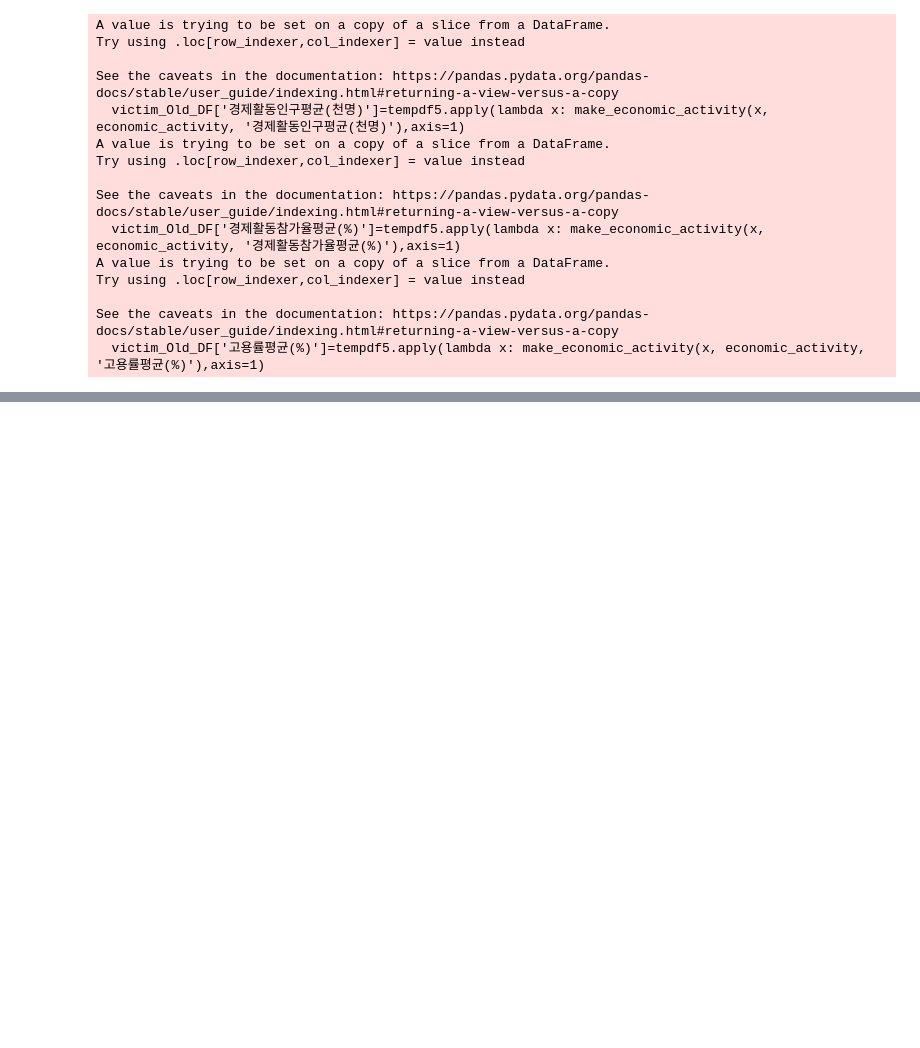
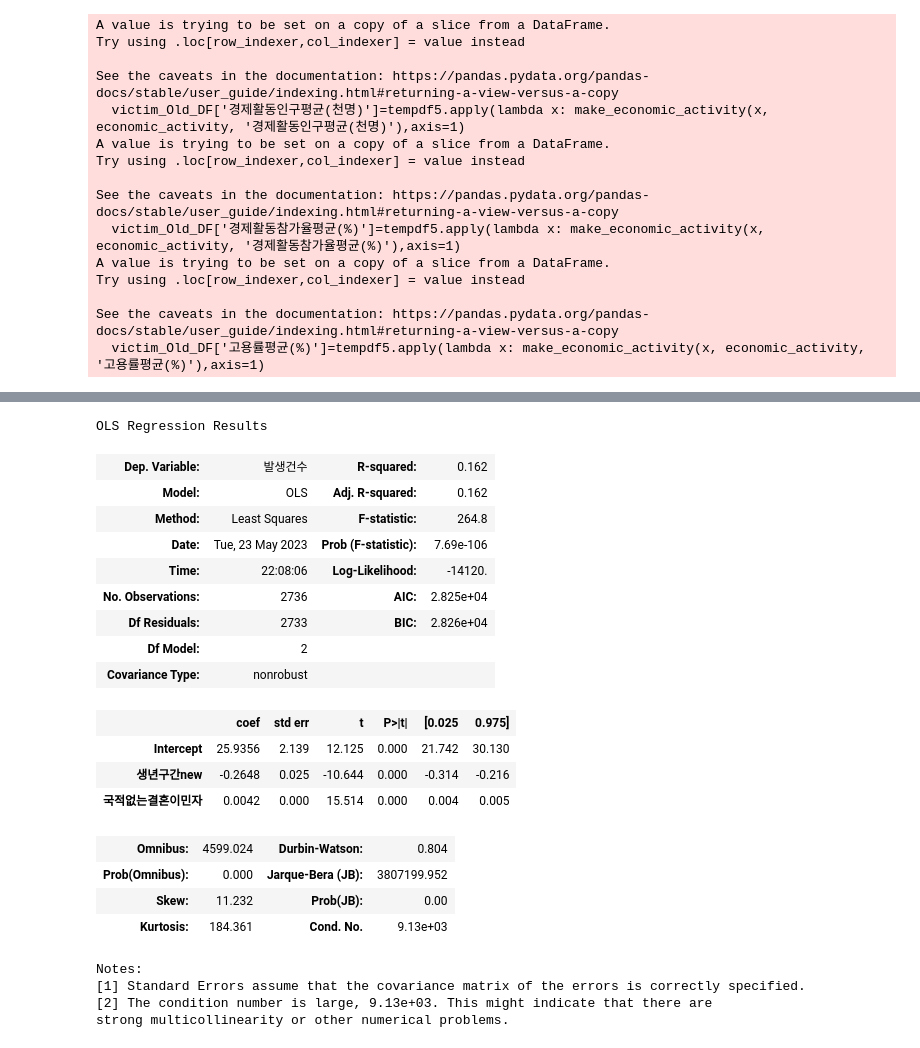
Before and after one commit to S-SIRIUS/Fraud-factor-analysis, a Jupyter notebook: 시+나이 회귀분석.ipynb, the cells around one changed output, grey strips where cells are left out. Drawn from its saved outputs; the diff is of its cells as text; code cells hidden in the pictures; blank space fills up the shorter version.

```diff
--- a/시+나이 회귀분석.ipynb
+++ b/시+나이 회귀분석.ipynb
@@ -1207,0 +1322,28 @@ victim_Old_DF.corr(method='spearman')
+# %%
+suspect_model1=smf.ols(formula="발생건수~생년구간new+국적없는결혼이민자",data=suspect_Old_DF).fit()
+suspect_model2=smf.ols(formula="발생건수~국적없는유학생+국적없는결혼이민자",data=suspect_Old_DF).fit()
+# %%
+suspect_model1.summary()
+# %% [output]
+OLS Regression Results
+| Dep. Variable: | 발생건수 | R-squared: | 0.162 |
+| Model: | OLS | Adj. R-squared: | 0.162 |
+| Method: | Least Squares | F-statistic: | 264.8 |
+| Date: | Tue, 23 May 2023 | Prob (F-statistic): | 7.69e-106 |
+| Time: | 22:08:06 | Log-Likelihood: | -14120. |
+| No. Observations: | 2736 | AIC: | 2.825e+04 |
+| Df Residuals: | 2733 | BIC: | 2.826e+04 |
+| Df Model: | 2 |  |  |
+| Covariance Type: | nonrobust |  |  |
+|  | coef | std err | t | P>|t| | [0.025 | 0.975] |
+| Intercept | 25.9356 | 2.139 | 12.125 | 0.000 | 21.742 | 30.130 |
+| 생년구간new | -0.2648 | 0.025 | -10.644 | 0.000 | -0.314 | -0.216 |
+| 국적없는결혼이민자 | 0.0042 | 0.000 | 15.514 | 0.000 | 0.004 | 0.005 |
+| Omnibus: | 4599.024 | Durbin-Watson: | 0.804 |
+| Prob(Omnibus): | 0.000 | Jarque-Bera (JB): | 3807199.952 |
+| Skew: | 11.232 | Prob(JB): | 0.00 |
+| Kurtosis: | 184.361 | Cond. No. | 9.13e+03 |
+Notes:
+[1] Standard Errors assume that the covariance matrix of the errors is correctly specified.
+[2] The condition number is large, 9.13e+03. This might indicate that there are
+strong multicollinearity or other numerical problems.
```
Also changed, not shown: parts of 12 cells of this notebook.
